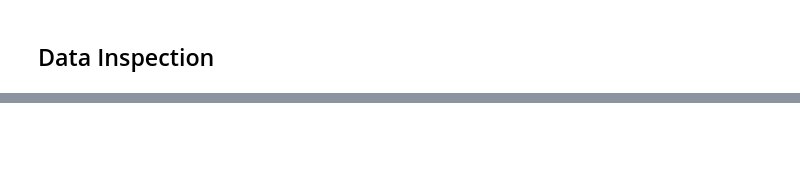
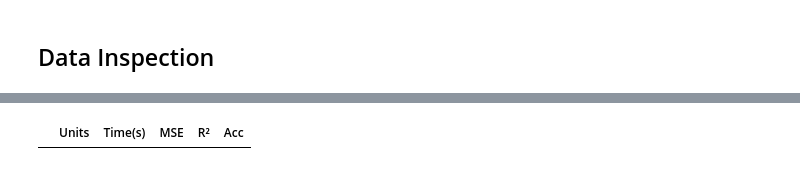
Before and after one commit to LJMurphyy/diabetes-risk-predictor, a Jupyter notebook: ljmurphy.ipynb, the cells around one changed output, grey strips where cells are left out. Saved outputs shown, nothing was run; the diff lists cells and outputs as text; code cells hidden in the pictures; blank space fills up the shorter version.

Commit message:
Neural Network 2 base case

```diff
--- a/ljmurphy.ipynb
+++ b/ljmurphy.ipynb
@@ -137,0 +325,24 @@ plt.show()
+# %%
+# Cell 2: 6 layer neural network with 32 neurons
+#         Build, train & evaluate 8-unit model
+import time
+# numpy as np
+from sklearn.metrics import mean_squared_error, r2_score, accuracy_score
+
+model_32_neurons = make_model(32)
+model_32_neurons.summary()
+
+start = time.time()
+history_32 = model_32_neurons.fit(
+    X_train_norm, y_train,
+    epochs=20, batch_size=32,
+    validation_split=0.1, verbose=1
+)
+train_time_32 = time.time() - start
+
+y_pred_32 = model_32_neurons.predict(X_test_norm).argmax(axis=1)
+mse_32 = mean_squared_error(y_test, y_pred_32)
+r2_32  = r2_score(y_test, y_pred_32)
+acc_32 = accuracy_score(y_test, y_pred_32)
+
+print(f"32 neurons time to train: {train_time_32:.1f}s, MSE: {mse_32:.4f}, R²: {r2_32:.4f}, ACC: {acc_32:.4f}")
@@ -137,0 +388,14 @@ plt.show()
+# %%
+# Table of results
+import pandas as pd
+
+results = [
+    (8,  train_time_8,  mse_8,  r2_8,  acc_8),
+    (16, train_time_16, mse_16, r2_16, acc_16),
+    (21, train_time_21, mse_21, r2_21, acc_21),
+    (32, train_time_32, mse_32, r2_32, acc_32),
+]
+df = pd.DataFrame(results, columns=['Units','Time(s)','MSE','R²','Acc'])
+display(df)
+# %% [output]
+|  | Units | Time(s) | MSE | R² | Acc |
```
Also changed, not shown: parts of 15 cells of this notebook, 1 other file.
